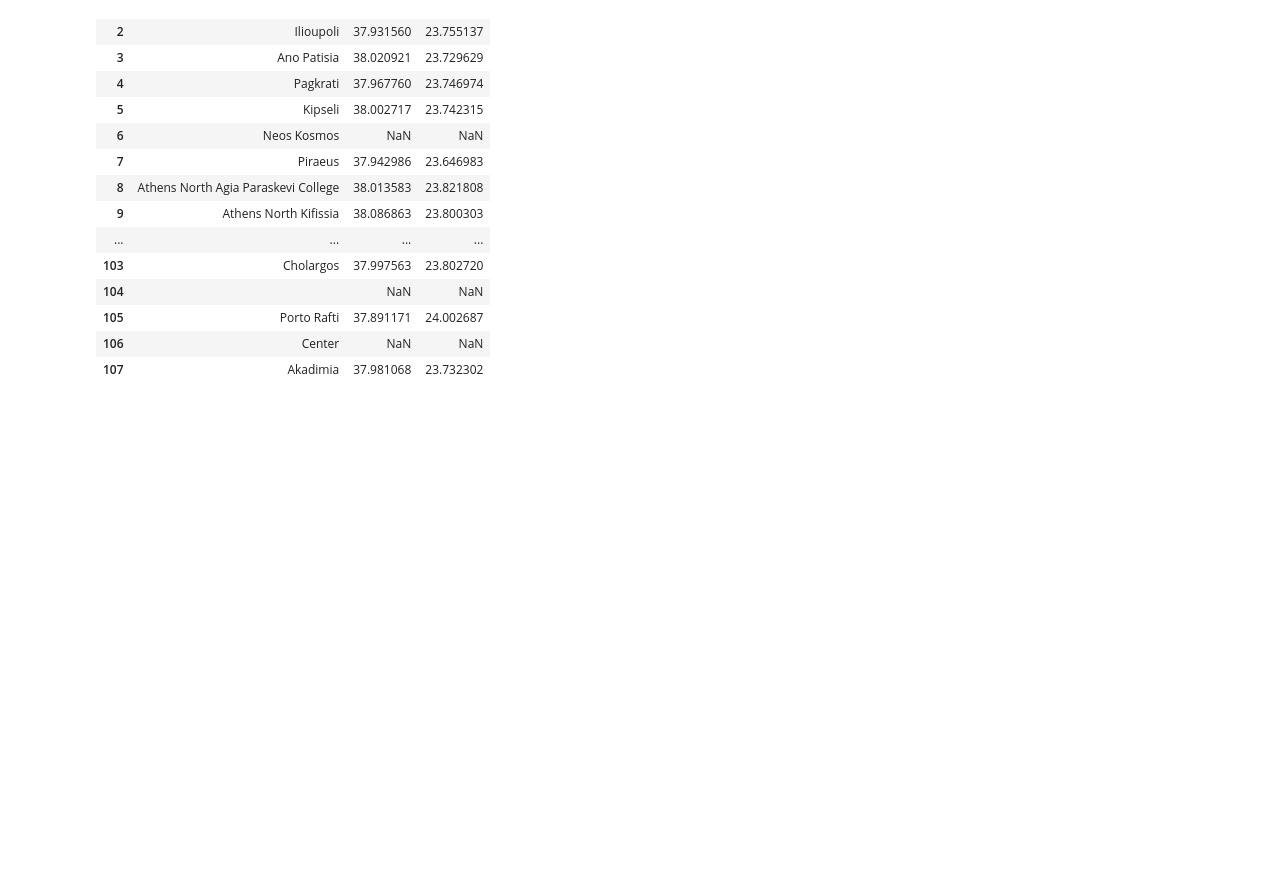
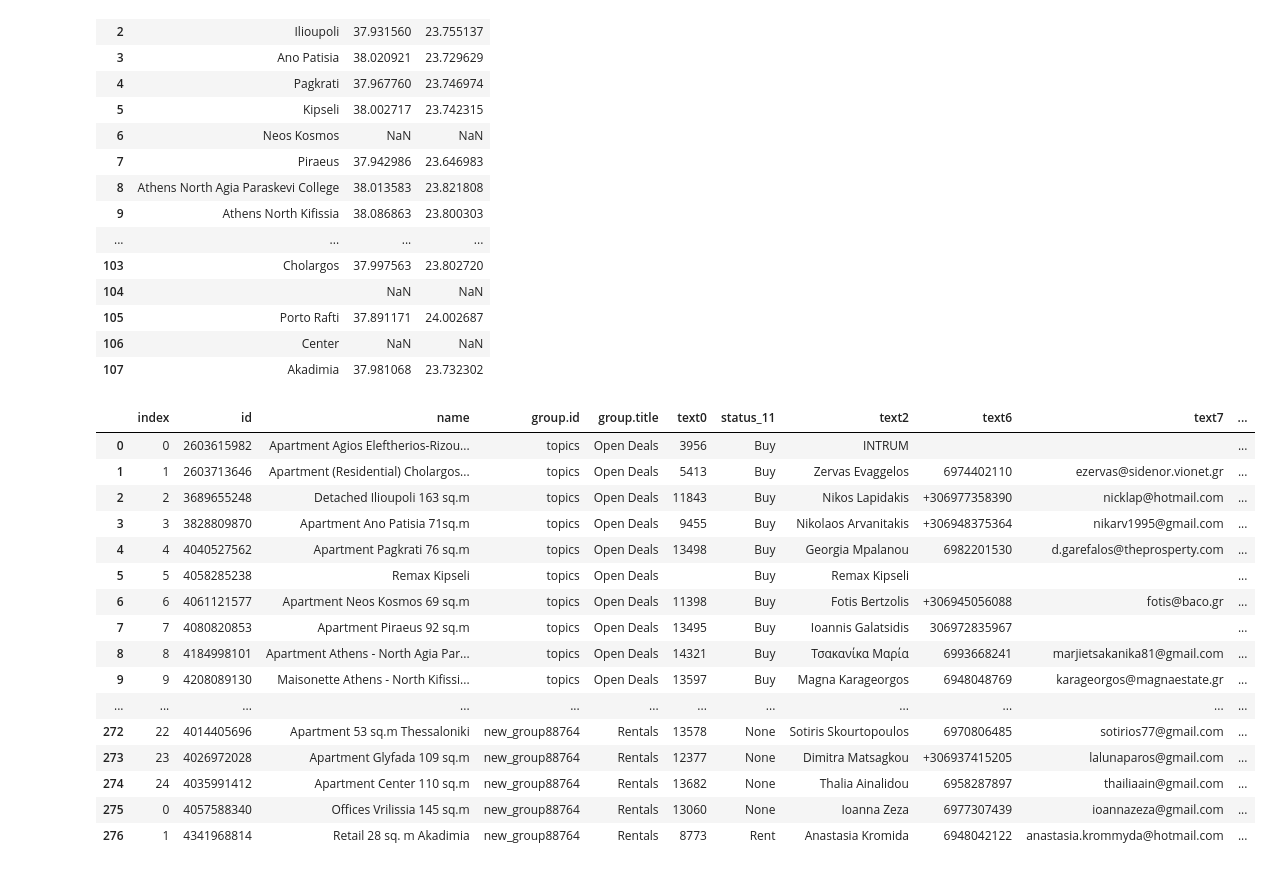
Before and after one commit to franky2123/mapWithSales, a Jupyter notebook: Map generator.ipynb, the cells around one changed output. Cells and saved outputs as stored; diff of their text form; code cells hidden in the pictures; blank space fills up the shorter version.

```diff
--- a/Map generator.ipynb
+++ b/Map generator.ipynb
@@ -191,6 +191,27 @@ for index, row in errors.iterrows():
 # %%
 cleaned_df = locations_df.dropna(subset=["latitude"])
 closing_board_with_coordinates = closing_for_map.merge(cleaned_df[['location', 'latitude', 'longitude']], on='location', how='left')
+# closing_board_with_coordinates=closing_board_with_coordinates.dropna(subset=["latitude"])
+closing_board_with_coordinates[closing_board_with_coordinates["latitude"].isna()]
+closing_for_map
+# %% [output]
+|  | index | id | name | group.id | group.title | text0 | status_11 | text2 | text6 | text7 | ... |
+| 0 | 0 | 2603615982 | Apartment Agios Eleftherios-Rizou... | topics | Open Deals | 3956 | Buy | INTRUM |  |  | ... |
+| 1 | 1 | 2603713646 | Apartment (Residential) Cholargos... | topics | Open Deals | 5413 | Buy | Zervas Evaggelos | 6974402110 | ezervas@sidenor.vionet.gr | ... |
+| 2 | 2 | 3689655248 | Detached Ilioupoli 163 sq.m | topics | Open Deals | 11843 | Buy | Nikos Lapidakis | +306977358390 | nicklap@hotmail.com | ... |
+| 3 | 3 | 3828809870 | Apartment Ano Patisia 71sq.m | topics | Open Deals | 9455 | Buy | Nikolaos Arvanitakis | +306948375364 | nikarv1995@gmail.com | ... |
+| 4 | 4 | 4040527562 | Apartment Pagkrati 76 sq.m | topics | Open Deals | 13498 | Buy | Georgia Mpalanou | 6982201530 | d.garefalos@theprosperty.com | ... |
+| 5 | 5 | 4058285238 | Remax Kipseli | topics | Open Deals |  | Buy | Remax Kipseli |  |  | ... |
+| 6 | 6 | 4061121577 | Apartment Neos Kosmos 69 sq.m | topics | Open Deals | 11398 | Buy | Fotis Bertzolis | +306945056088 | fotis@baco.gr | ... |
+| 7 | 7 | 4080820853 | Apartment Piraeus 92 sq.m | topics | Open Deals | 13495 | Buy | Ioannis Galatsidis | 306972835967 |  | ... |
+| 8 | 8 | 4184998101 | Apartment Athens - North Agia Par... | topics | Open Deals | 14321 | Buy | Τσακανίκα Μαρία | 6993668241 | marjietsakanika81@gmail.com | ... |
+| 9 | 9 | 4208089130 | Maisonette Athens - North Kifissi... | topics | Open Deals | 13597 | Buy | Magna Karageorgos | 6948048769 | karageorgos@magnaestate.gr | ... |
+| ... | ... | ... | ... | ... | ... | ... | ... | ... | ... | ... | ... |
+| 272 | 22 | 4014405696 | Apartment 53 sq.m Thessaloniki | new_group88764 | Rentals | 13578 | None | Sotiris Skourtopoulos | 6970806485 | sotirios77@gmail.com | ... |
+| 273 | 23 | 4026972028 | Apartment Glyfada 109 sq.m | new_group88764 | Rentals | 12377 | None | Dimitra Matsagkou | +306937415205 | lalunaparos@gmail.com | ... |
+| 274 | 24 | 4035991412 | Apartment Center 110 sq.m | new_group88764 | Rentals | 13682 | None | Thalia Ainalidou | 6958287897 | thailiaain@gmail.com | ... |
+| 275 | 0 | 4057588340 | Offices Vrilissia 145 sq.m | new_group88764 | Rentals | 13060 | None | Ioanna Zeza | 6977307439 | ioannazeza@gmail.com | ... |
+| 276 | 1 | 4341968814 | Retail 28 sq. m Akadimia | new_group88764 | Rentals | 8773 | Rent | Anastasia Kromida | 6948042122 | anastasia.krommyda@hotmail.com | ... |
 # %%
 import subprocess
 import folium
```
Also changed, not shown: parts of 1 cell of this notebook, 1 other file.
